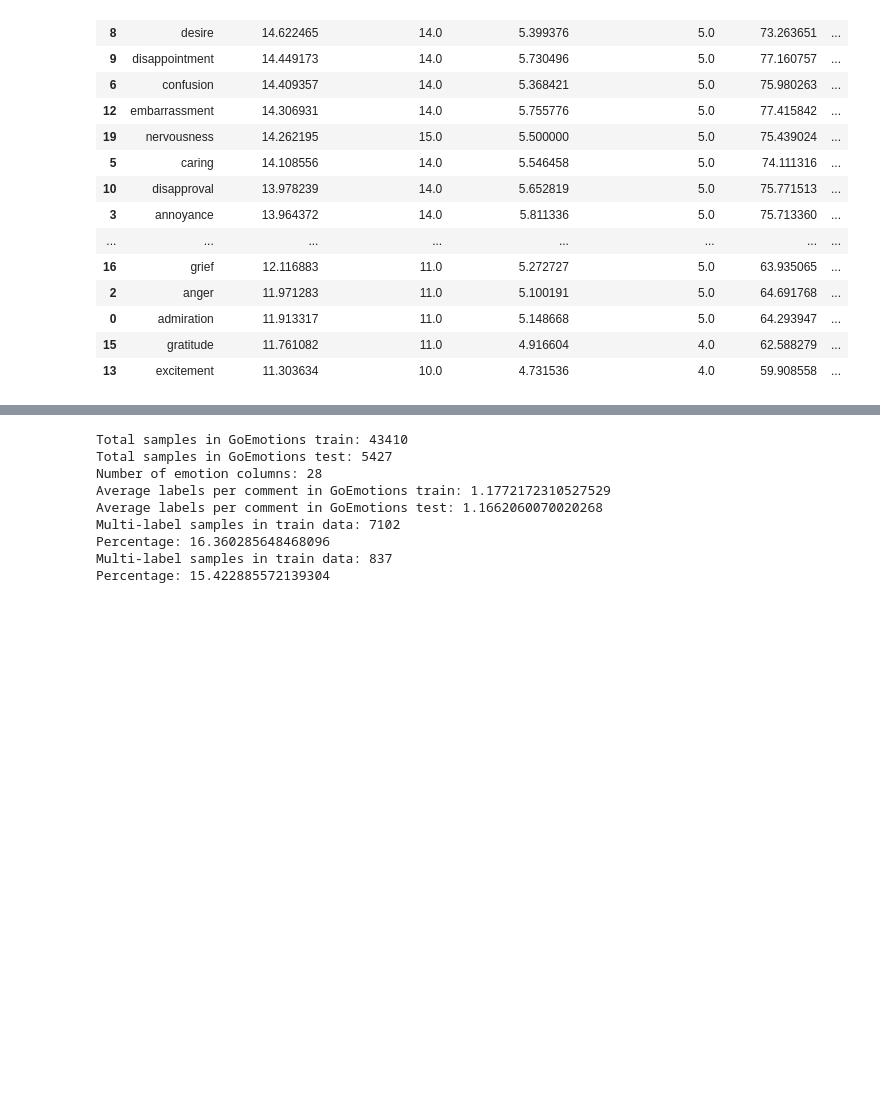
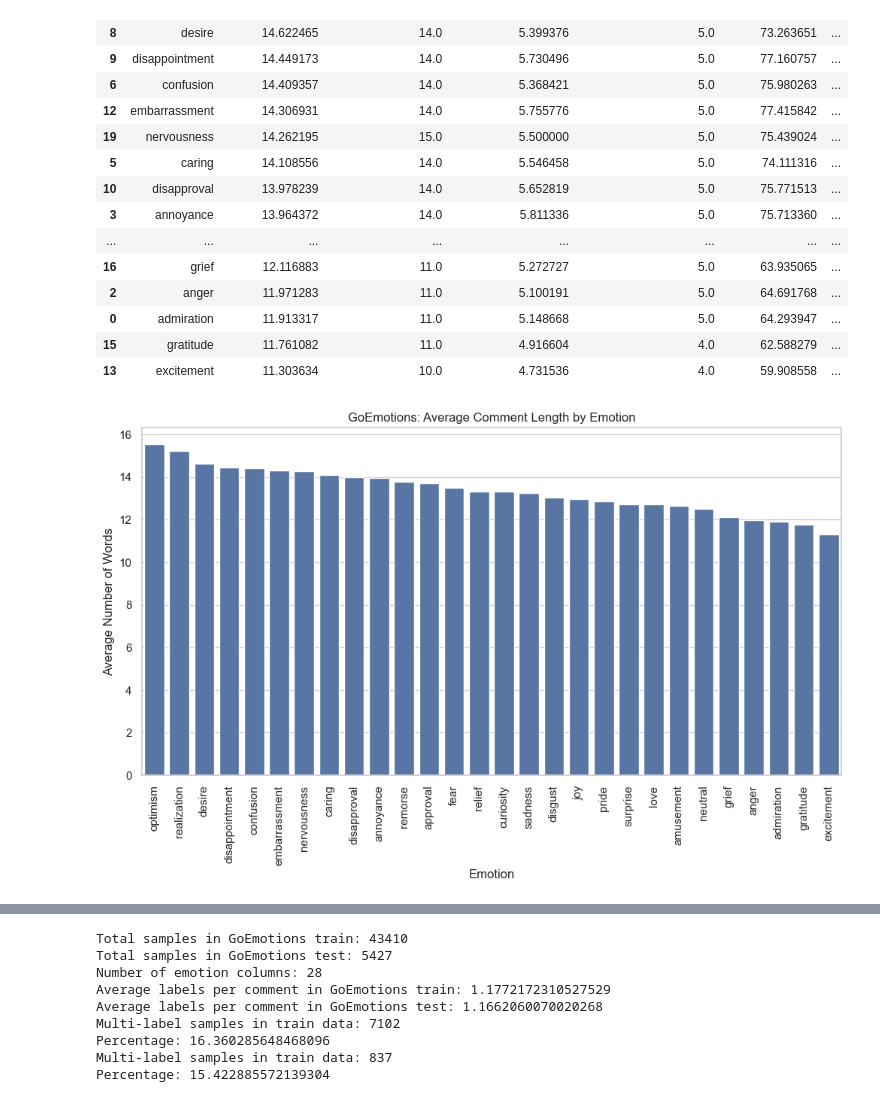
Before and after one commit to VarunP3000/NFS-REU-Data-Analytics-2026, a Jupyter notebook: DataAnalytics.ipynb, the cells around one changed output, grey strips where cells are left out. Cells and saved outputs as stored; diff of their text form; code cells hidden in the pictures; blank space fills up the shorter version.

```diff
--- a/DataAnalytics.ipynb
+++ b/DataAnalytics.ipynb
@@ -178,3 +176,21 @@ goemotion_length_table
 | 0 | admiration | 11.913317 | 11.0 | 5.148668 | 5.0 | 64.293947 | ... |
 | 15 | gratitude | 11.761082 | 11.0 | 4.916604 | 4.0 | 62.588279 | ... |
 | 13 | excitement | 11.303634 | 10.0 | 4.731536 | 4.0 | 59.908558 | ... |
+# %%
+plt.figure(figsize=(12,6))
+
+sns.barplot(
+    data=goemotion_length_table,
+    x="Emotion",
+    y="Avg Raw Words"
+)
+
+#plt.ylim(10, 16)
+
+plt.title("GoEmotions: Average Comment Length by Emotion")
+plt.xlabel("Emotion")
+plt.ylabel("Average Number of Words")
+plt.xticks(rotation=90)
+plt.show()
+# %% [output]
+[figure, added]
```
Also changed, not shown: parts of 89 cells of this notebook, 3 other files.
